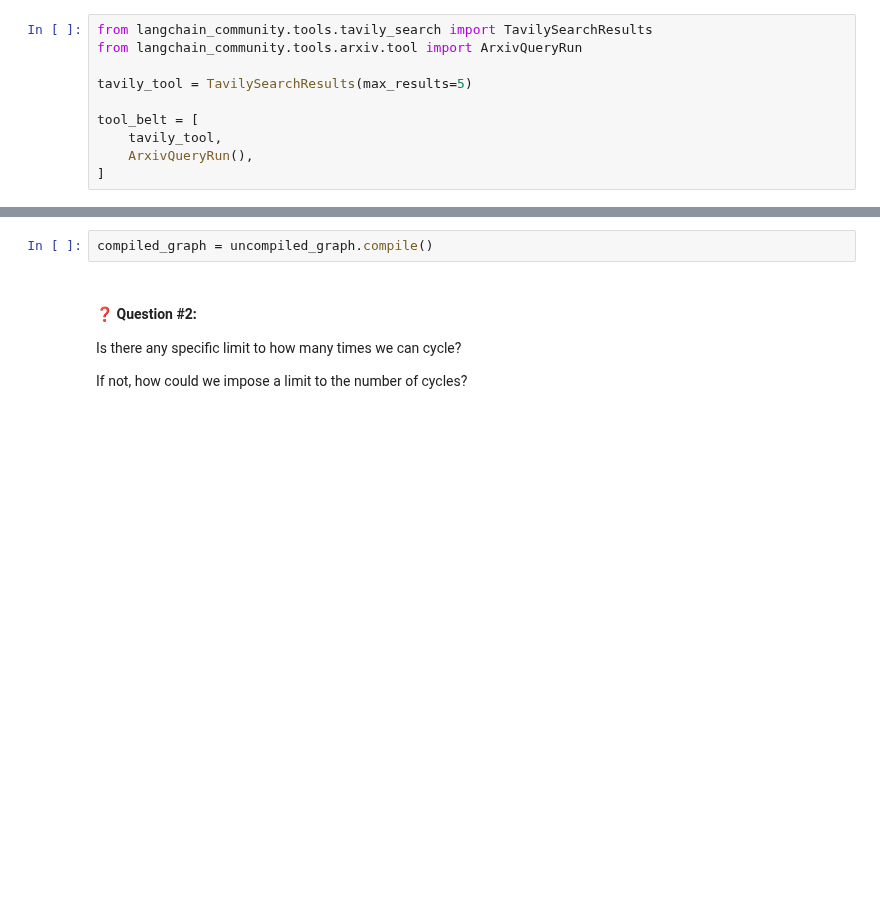
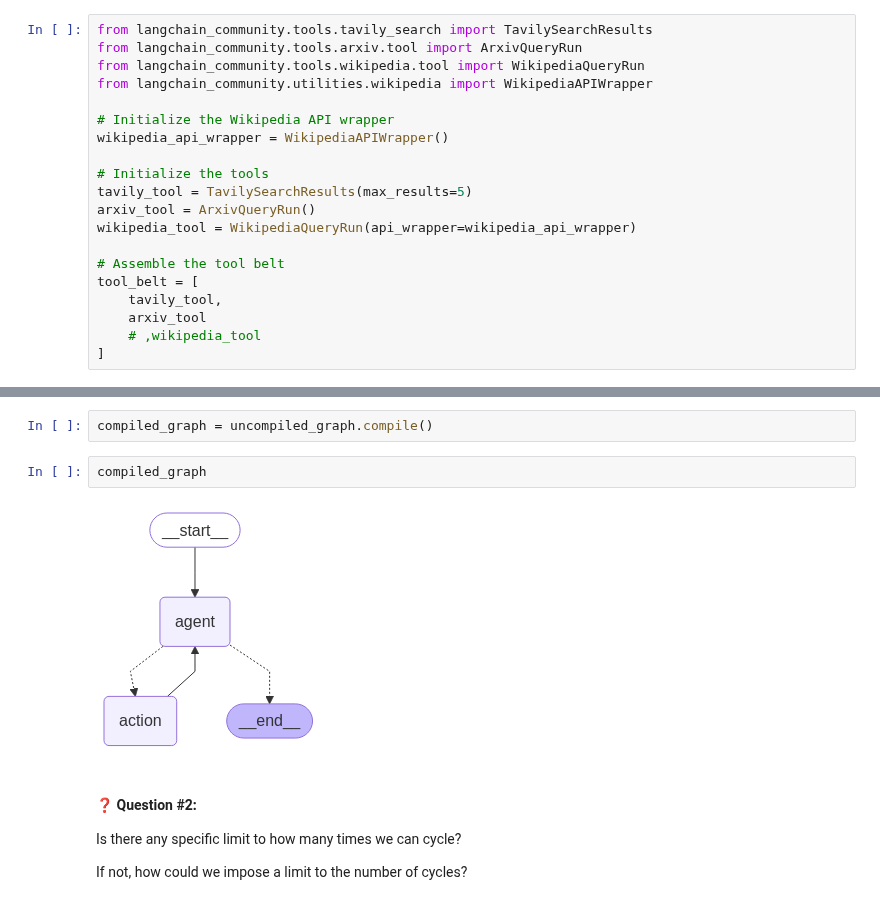
Before and after one commit to viveknatan/agent, a Jupyter notebook: 05_Our_First_Agent_with_LangGraph/Introduction_to_LangGraph_for_Agents_Assignment_Version.ipynb, the cells around one changed output, grey strips where cells are left out. Drawn from its saved outputs; the diff is of its cells as text; blank space fills up the shorter version.

Commit message:
adding wikipedia function

```diff
--- a/05_Our_First_Agent_with_LangGraph/Introduction_to_LangGraph_for_Agents_Assignment_Version.ipynb
+++ b/05_Our_First_Agent_with_LangGraph/Introduction_to_LangGraph_for_Agents_Assignment_Version.ipynb
@@ -78,10 +78,20 @@ Please add the tools to use into our toolbelt.
 # %%
 from langchain_community.tools.tavily_search import TavilySearchResults
 from langchain_community.tools.arxiv.tool import ArxivQueryRun
+from langchain_community.tools.wikipedia.tool import WikipediaQueryRun
+from langchain_community.utilities.wikipedia import WikipediaAPIWrapper
 
+# Initialize the Wikipedia API wrapper
+wikipedia_api_wrapper = WikipediaAPIWrapper()
+
+# Initialize the tools
 tavily_tool = TavilySearchResults(max_results=5)
+arxiv_tool = ArxivQueryRun()
+wikipedia_tool = WikipediaQueryRun(api_wrapper=wikipedia_api_wrapper)
 
+# Assemble the tool belt
 tool_belt = [
     tavily_tool,
-    ArxivQueryRun(),
+    arxiv_tool
+    # ,wikipedia_tool
 ]
@@ -245,6 +273,10 @@ Let's look at the final visualization.
 All that's left to do now is to compile our workflow - and we're off!
 # %%
 compiled_graph = uncompiled_graph.compile()
+# %%
+compiled_graph
+# %% [output]
+[figure, added]
 # %% [markdown]
 #### ❓ Question #2:
 
```
Also changed, not shown: parts of 4 cells of this notebook, 2 other files.
